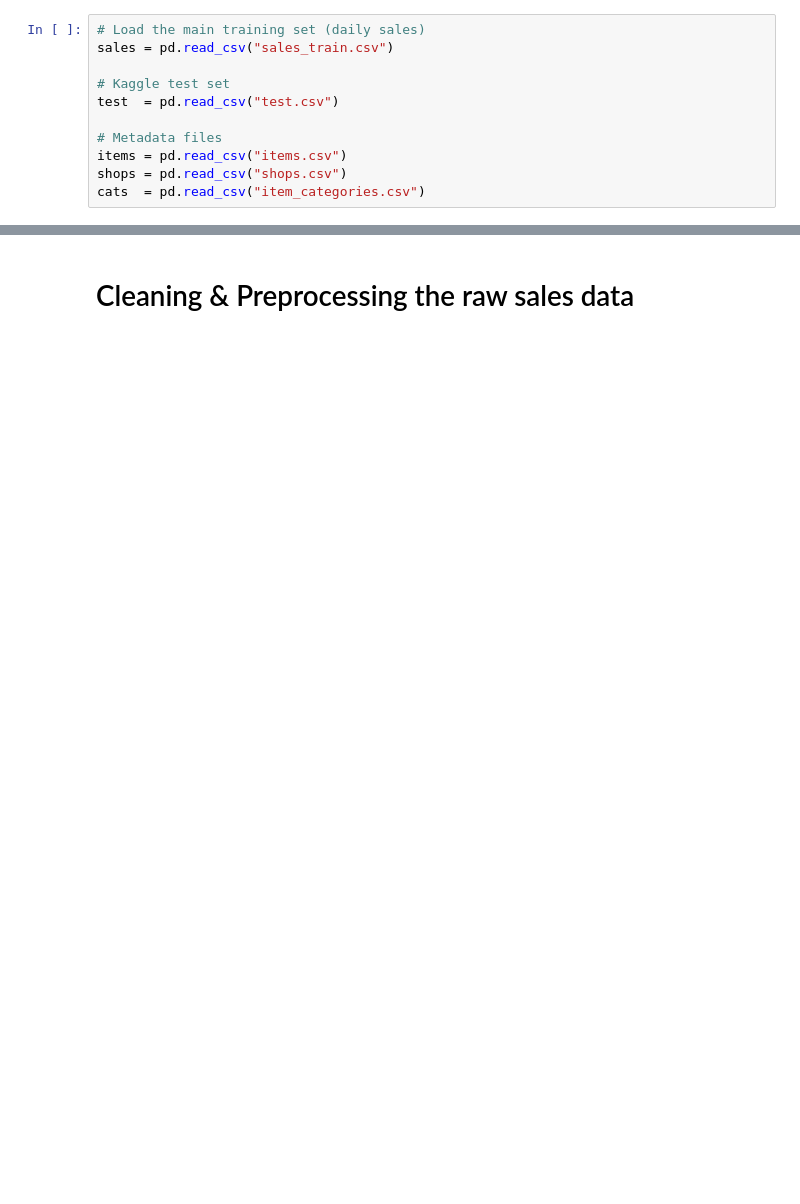
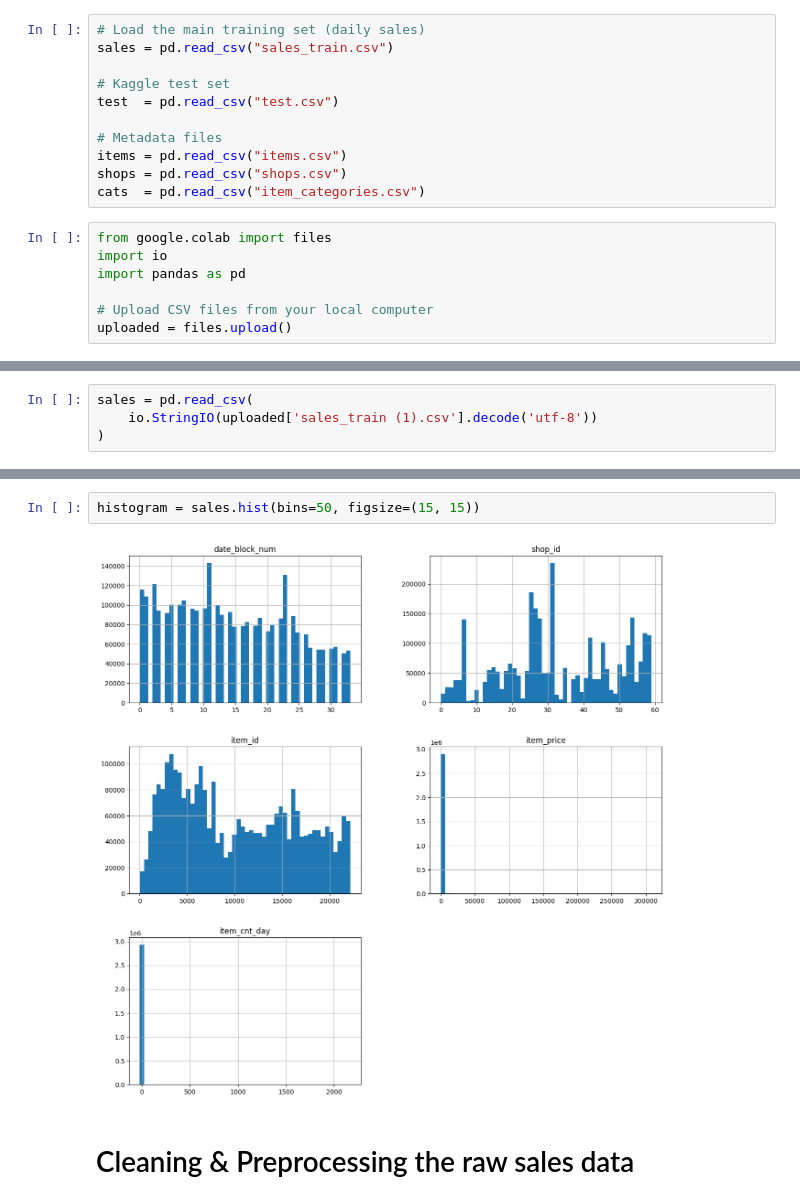
Before and after one commit to Acheon-stst/Acheon-stst, a Jupyter notebook: DNSC3288.ipynb, the cells around one changed output, grey strips where cells are left out. Drawn from its saved outputs; the diff is of its cells as text; blank space fills up the shorter version.

```diff
--- a/DNSC3288.ipynb
+++ b/DNSC3288.ipynb
@@ -23,3 +25,10 @@ test  = pd.read_csv("test.csv")
 items = pd.read_csv("items.csv")
 shops = pd.read_csv("shops.csv")
 cats  = pd.read_csv("item_categories.csv")
+# %%
+from google.colab import files
+import io
+import pandas as pd
+
+# Upload CSV files from your local computer
+uploaded = files.upload()
@@ -25,0 +42,4 @@ cats  = pd.read_csv("item_categories.csv")
+# %%
+sales = pd.read_csv(
+    io.StringIO(uploaded['sales_train (1).csv'].decode('utf-8'))
+)
@@ -26,3 +83,7 @@ cats  = pd.read_csv("item_categories.csv")
+# %%
+histogram = sales.hist(bins=50, figsize=(15, 15))
+# %% [output]
+[figure, added]
 # %% [markdown]
  # Cleaning & Preprocessing the raw sales data
 # %%
```
Also changed, not shown: parts of 13 cells of this notebook.
